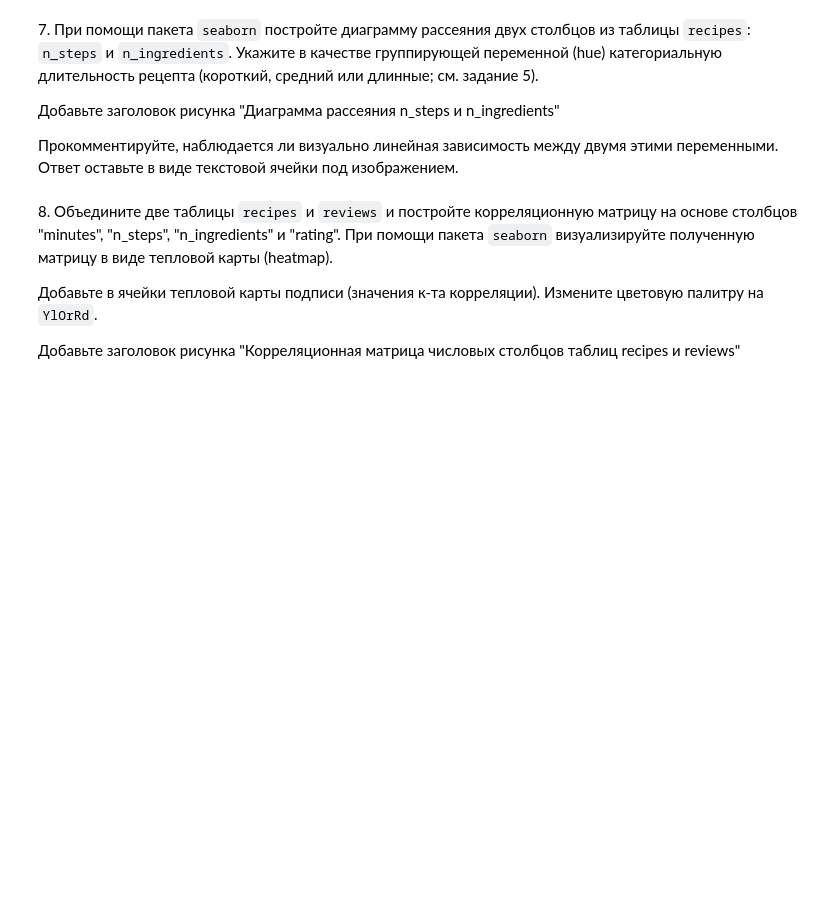
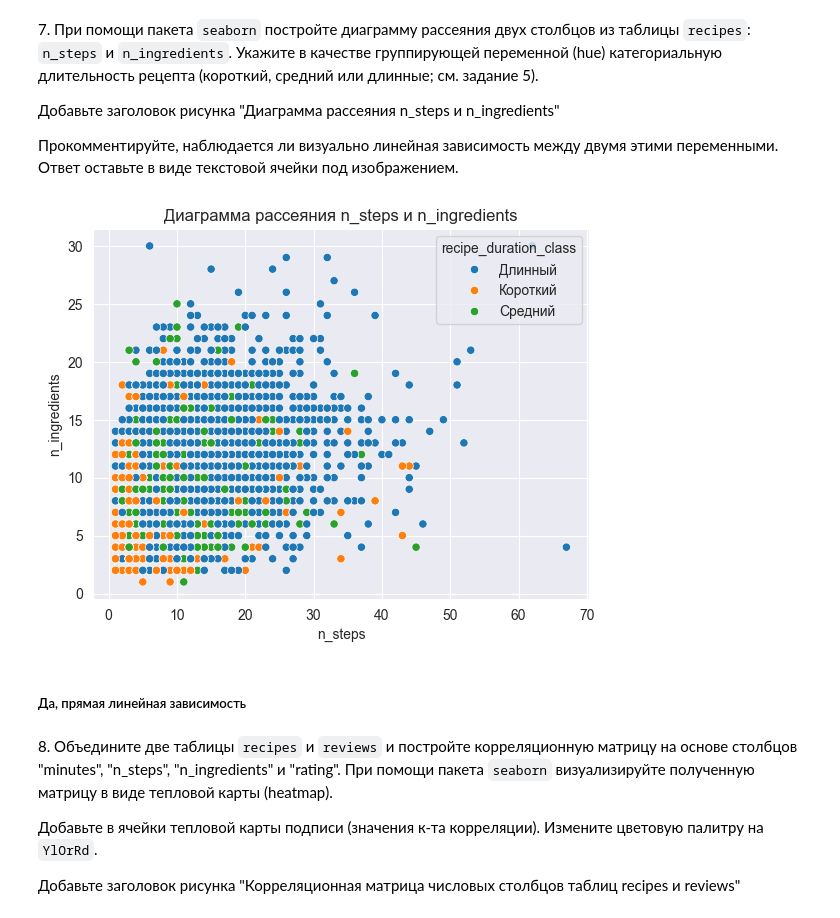
Before and after one commit to greenem-official/FaPythonProjects, a Jupyter notebook: TOD/05_graphics/05_visualization.ipynb, the cells around one changed output. Saved outputs shown, nothing was run; the diff lists cells and outputs as text; code cells hidden in the pictures; blank space fills up the shorter version.

```diff
--- a/TOD/05_graphics/05_visualization.ipynb
+++ b/TOD/05_graphics/05_visualization.ipynb
@@ -246,6 +303,21 @@ recipes = ...
 Добавьте заголовок рисунка "Диаграмма рассеяния n_steps и n_ingredients"
 
 Прокомментируйте, наблюдается ли визуально линейная зависимость между двумя этими переменными. Ответ оставьте в виде текстовой ячейки под изображением.
+# %%
+import pandas as pd
+import seaborn as sns
+import matplotlib.pyplot as plt
+
+recipes['recipe_duration_class'] = recipes['minutes'].apply(lambda minutes: 'Короткий' if minutes <= 15 else 'Средний' if minutes <= 30 else 'Длинный')
+
+# Диаграмма рассеяния
+sns.scatterplot(data=recipes, x='n_steps', y='n_ingredients', hue='recipe_duration_class')
+plt.title('Диаграмма рассеяния n_steps и n_ingredients')
+plt.show()
+# %% [output]
+[figure, added]
+# %% [markdown]
+##### Да, прямая линейная зависимость
 # %% [markdown]
 8\. Объедините две таблицы `recipes` и `reviews` и постройте корреляционную матрицу на основе столбцов "minutes", "n_steps", "n_ingredients" и "rating". При помощи пакета `seaborn` визуализируйте полученную матрицу в виде тепловой карты (heatmap).
 
```
Also changed, not shown: parts of 4 cells of this notebook.
